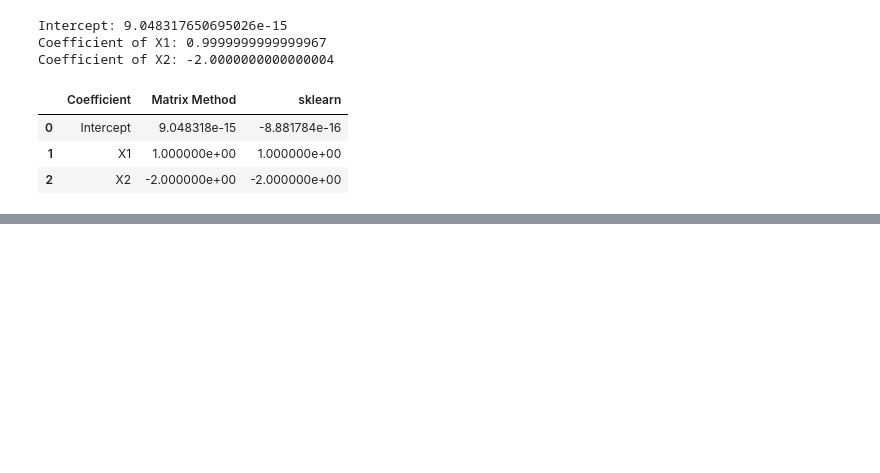
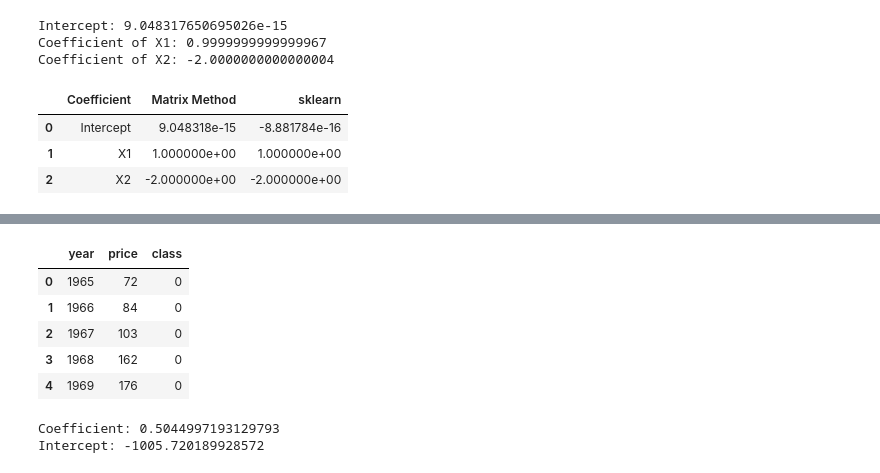
Before and after one commit to gh4nti/sem5, a Jupyter notebook: MLL/lab5/lab5.ipynb, the cells around one changed output, grey strips where cells are left out. Saved outputs shown, nothing was run; the diff lists cells and outputs as text; code cells hidden in the pictures; blank space fills up the shorter version.

```diff
--- a/MLL/lab5/lab5.ipynb
+++ b/MLL/lab5/lab5.ipynb
@@ -454,0 +625,24 @@ comparison
+# %%
+threshold = df[['price']].median()
+
+df['class'] = (df[['price']] >= threshold).astype(int)
+df.head()
+# %% [output]
+|  | year | price | class |
+| 0 | 1965 | 72 | 0 |
+| 1 | 1966 | 84 | 0 |
+| 2 | 1967 | 103 | 0 |
+| 3 | 1968 | 162 | 0 |
+| 4 | 1969 | 176 | 0 |
+# %%
+X = df[['year']]
+y = df[['class']]
+
+model = LogisticRegression()
+model.fit(X, y)
+
+print(f"Coefficient: {model.coef_[0][0]}")
+print(f"Intercept: {model.intercept_[0]}")
+# %% [output]
+Coefficient: 0.5044997193129793
+Intercept: -1005.720189928572
```
Also changed, not shown: parts of 30 cells of this notebook, 6 other files.
